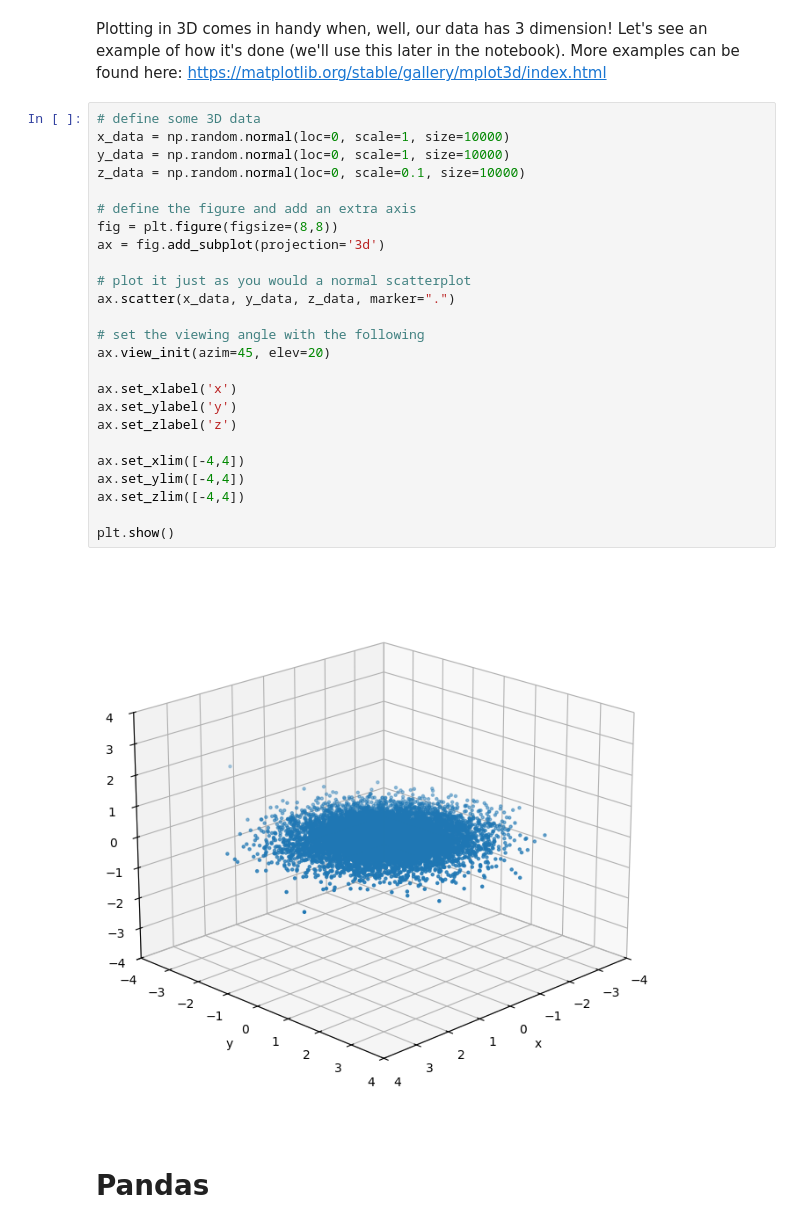
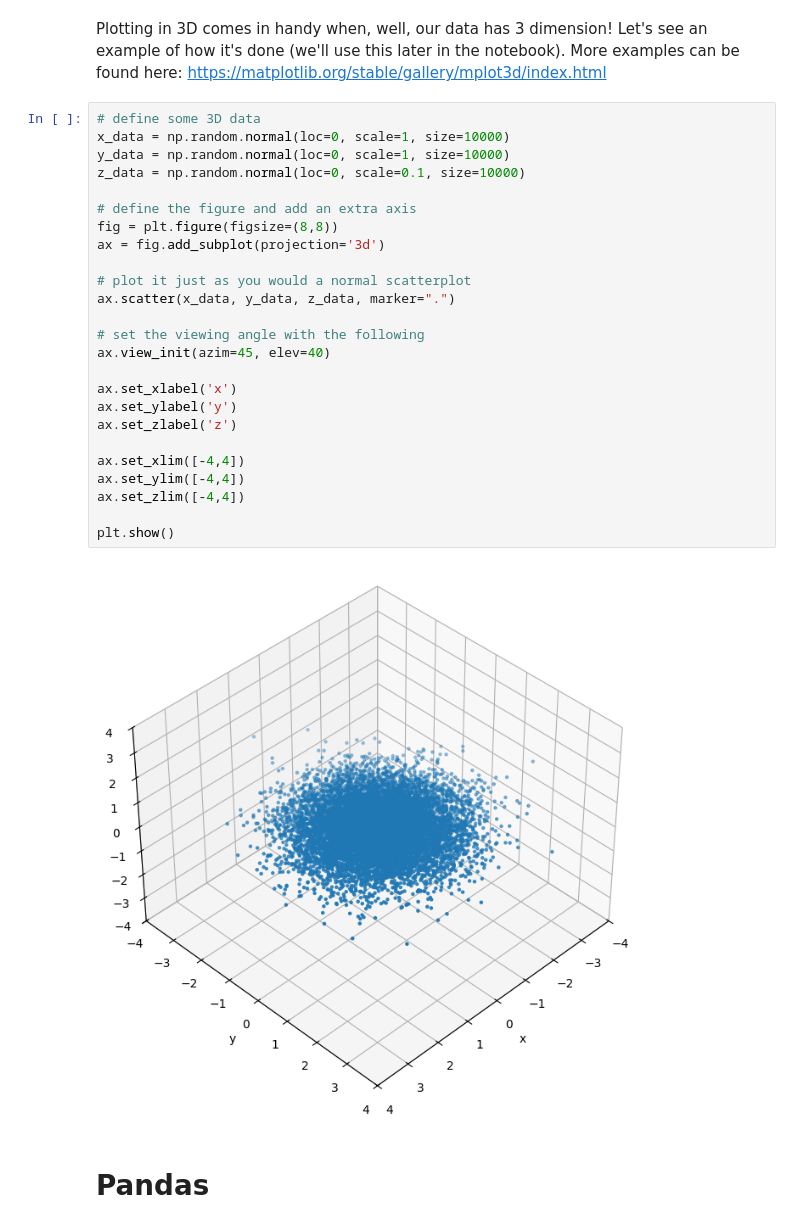
Before and after one commit to stevengiacalone/Python-workshop, a Jupyter notebook: Session_3_Plotting_and_Databases.ipynb, the cells around one changed output. Cells and saved outputs as stored; diff of their text form.

```diff
--- a/Session_3_Plotting_and_Databases.ipynb
+++ b/Session_3_Plotting_and_Databases.ipynb
@@ -209,30 +209,30 @@ Plotting in 3D comes in handy when, well, our data has 3 dimension! Let's see an
 # %%
 # define some 3D data
 x_data = np.random.normal(loc=0, scale=1, size=10000)
 y_data = np.random.normal(loc=0, scale=1, size=10000)
 z_data = np.random.normal(loc=0, scale=0.1, size=10000)
 
 # define the figure and add an extra axis
 fig = plt.figure(figsize=(8,8))
 ax = fig.add_subplot(projection='3d')
 
 # plot it just as you would a normal scatterplot
 ax.scatter(x_data, y_data, z_data, marker=".")
 
 # set the viewing angle with the following
-ax.view_init(azim=45, elev=20)
+ax.view_init(azim=45, elev=40)
 
 ax.set_xlabel('x')
 ax.set_ylabel('y')
 ax.set_zlabel('z')
 
 ax.set_xlim([-4,4])
 ax.set_ylim([-4,4])
 ax.set_zlim([-4,4])
 
 plt.show()
 # %% [output]
-[figure, old version]
+[figure, new version]
 # %% [markdown]
 # Pandas
 # %% [markdown]
```
Also changed, not shown: parts of 23 cells of this notebook.
